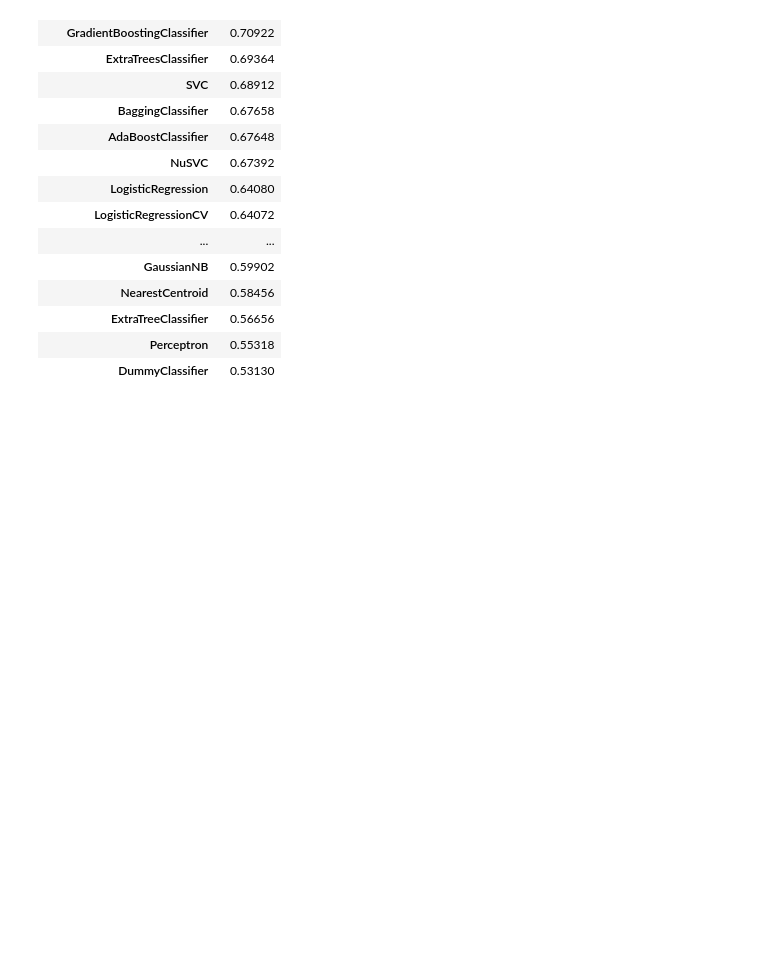
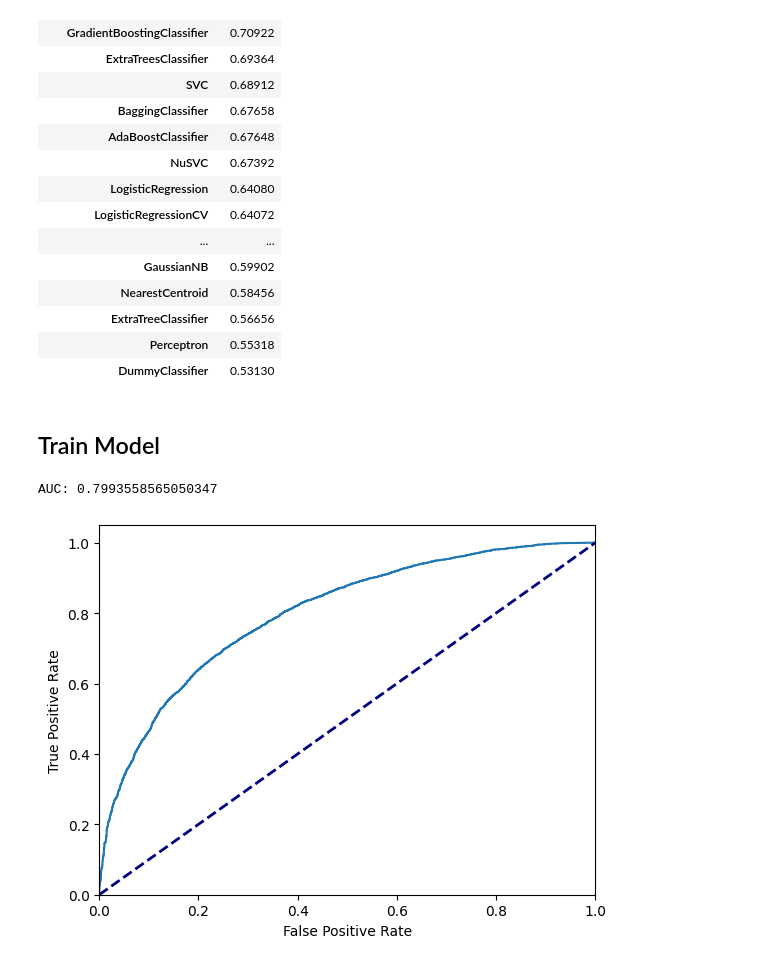
Before and after one commit to dlg1206/ICS-635, a Jupyter notebook: assignments/assignment3/assignment3.ipynb, the cells around one changed output. Cells and saved outputs as stored; diff of their text form; code cells hidden in the pictures; blank space fills up the shorter version.

Commit message:
feat: add model AUROC

```diff
--- a/assignments/assignment3/assignment3.ipynb
+++ b/assignments/assignment3/assignment3.ipynb
@@ -111,3 +111,37 @@ cv_score_df
 | ExtraTreeClassifier | 0.56656 |
 | Perceptron | 0.55318 |
 | DummyClassifier | 0.53130 |
+# %% [markdown]
+## Train Model
+# %%
+from sklearn.model_selection import train_test_split
+from sklearn import metrics
+from matplotlib import pyplot as plt
+
+# split data 80/20 - x are features and y are labels
+# https://realpython.com/train-test-split-python-data/
+x_train_data, x_test_data, y_train_data, y_test_data = train_test_split(x, y, test_size=0.2)
+
+# scale features
+# fit_transform on first training to learn AND apply transformation, then just transform the test - don't re-learn
+scaler = StandardScaler()
+x_train_data, x_test_data = scaler.fit_transform(x_train_data), scaler.transform(x_test_data)
+
+# train model
+model = HistGradientBoostingClassifier()
+model.fit(x_train_data, y_train_data)
+
+model_y_pred = model.predict_proba(x_test_data)[:, 1:]  # get all positive cases
+
+fpr, tpr, _ = metrics.roc_curve(y_test_data, model_y_pred)
+print(f"AUC: {metrics.auc(fpr, tpr)}")
+plt.plot(fpr, tpr)
+plt.plot([0, 1], [0, 1], color='navy', lw=2, linestyle='--')
+plt.xlim([0.0, 1.0])
+plt.ylim([0.0, 1.05])
+plt.xlabel('False Positive Rate')
+plt.ylabel('True Positive Rate')
+plt.show()
+# %% [output]
+AUC: 0.7993558565050347
+[figure, added]
```
